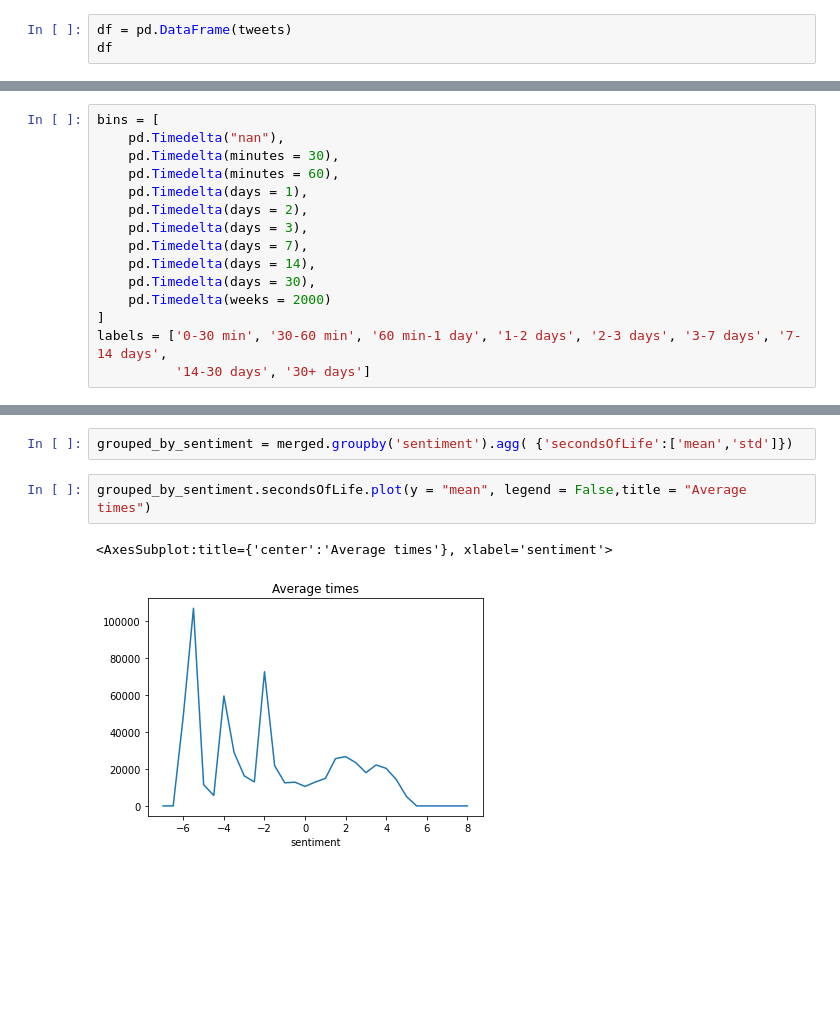
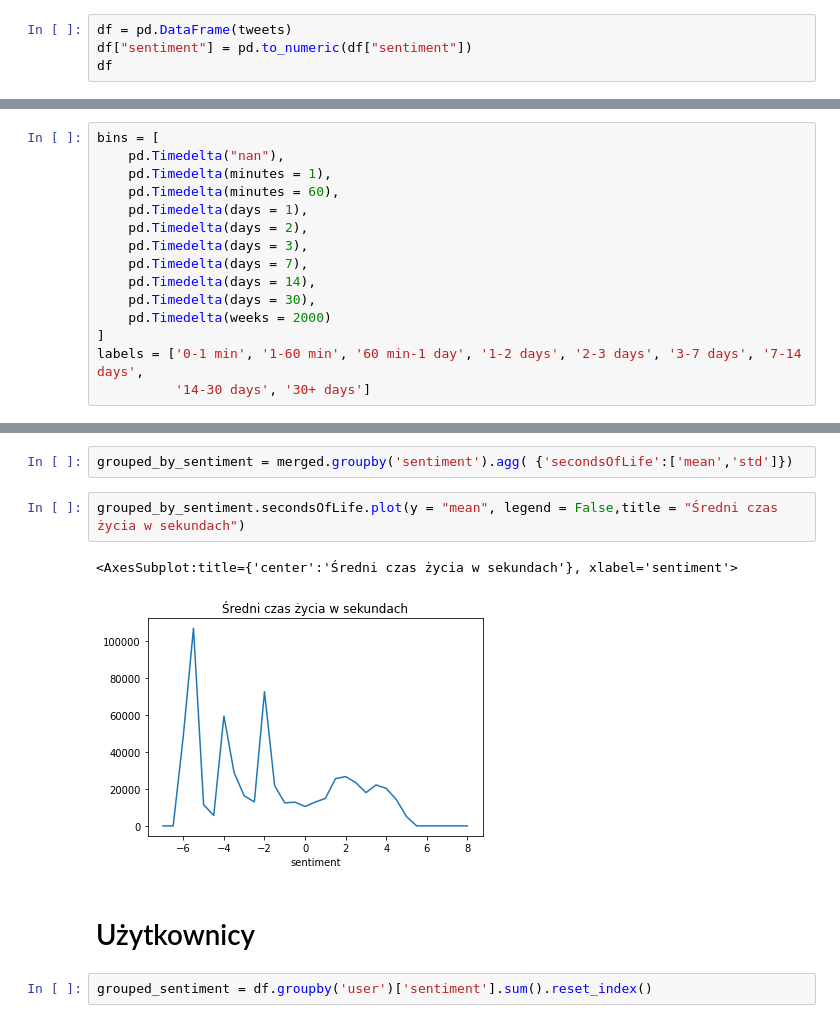
Before and after one commit to mimagiera/poland-covid-vaccine, a Jupyter notebook: rozklady_zycia.ipynb, the cells around one changed output, grey strips where cells are left out. Cells and saved outputs as stored; diff of their text form; blank space fills up the shorter version.

```diff
--- a/rozklady_zycia.ipynb
+++ b/rozklady_zycia.ipynb
@@ -18,6 +18,7 @@ data_collection = database_name[COLLECTION_NAME]
 tweets = [tweet for tweet in data_collection.find({})]
 # %%
 df = pd.DataFrame(tweets)
+df["sentiment"] = pd.to_numeric(df["sentiment"])
 df
 # %% [output]
 |  | _id | url | date | content | user | replyCount | retweetCount | likeCount | quoteCount | ... |
@@ -117,7 +98,7 @@ Name: dateDiff, dtype: int64
 # %%
 bins = [
     pd.Timedelta("nan"),
-    pd.Timedelta(minutes = 30),
+    pd.Timedelta(minutes = 1),
     pd.Timedelta(minutes = 60),
     pd.Timedelta(days = 1),
     pd.Timedelta(days = 2),
@@ -127,7 +108,7 @@ bins = [
     pd.Timedelta(days = 30),
     pd.Timedelta(weeks = 2000)
 ]
-labels = ['0-30 min', '30-60 min', '60 min-1 day', '1-2 days', '2-3 days', '3-7 days', '7-14 days',
+labels = ['0-1 min', '1-60 min', '60 min-1 day', '1-2 days', '2-3 days', '3-7 days', '7-14 days',
           '14-30 days', '30+ days']
 # %%
 merged['bins'] = pd.cut(merged['dateDiff'], bins, labels = labels)
@@ -189,7 +193,11 @@ merged['secondsOfLife'] = merged['dateDiff'].dt.total_seconds()
 # %%
 grouped_by_sentiment = merged.groupby('sentiment').agg( {'secondsOfLife':['mean','std']})
 # %%
-grouped_by_sentiment.secondsOfLife.plot(y = "mean", legend = False,title = "Average times")
+grouped_by_sentiment.secondsOfLife.plot(y = "mean", legend = False,title = "Średni czas życia w sekundach")
 # %% [output]
-<AxesSubplot:title={'center':'Average times'}, xlabel='sentiment'>
+<AxesSubplot:title={'center':'Średni czas życia w sekundach'}, xlabel='sentiment'>
-[figure, old version]
+[figure, new version]
+# %% [markdown]
+# Użytkownicy
+# %%
+grouped_sentiment = df.groupby('user')['sentiment'].sum().reset_index()
```
Also changed, not shown: parts of 25 cells of this notebook, 1 other file.
